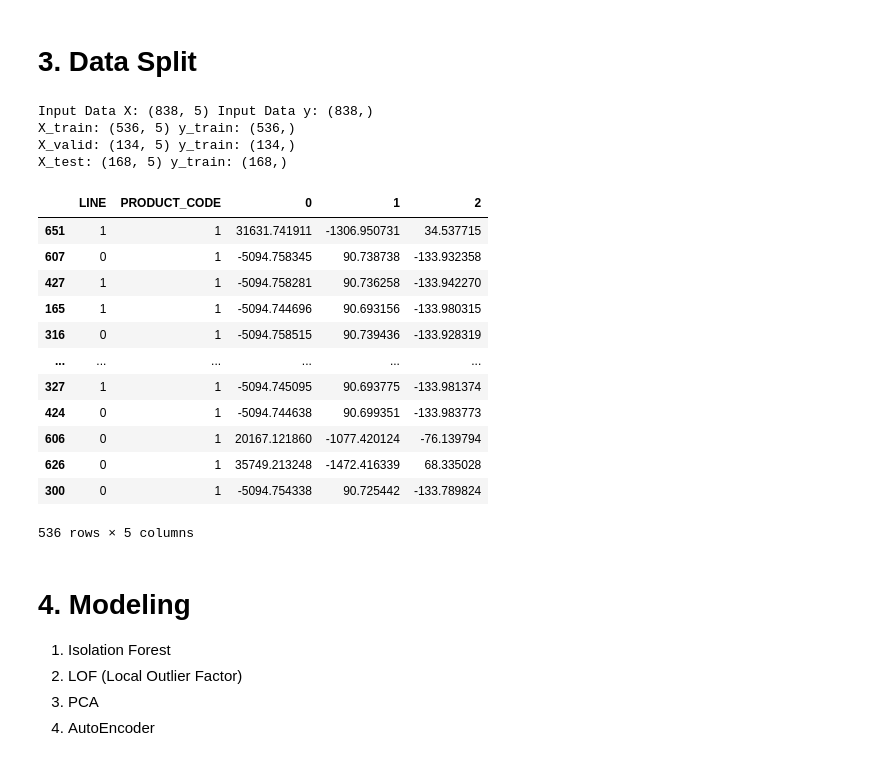
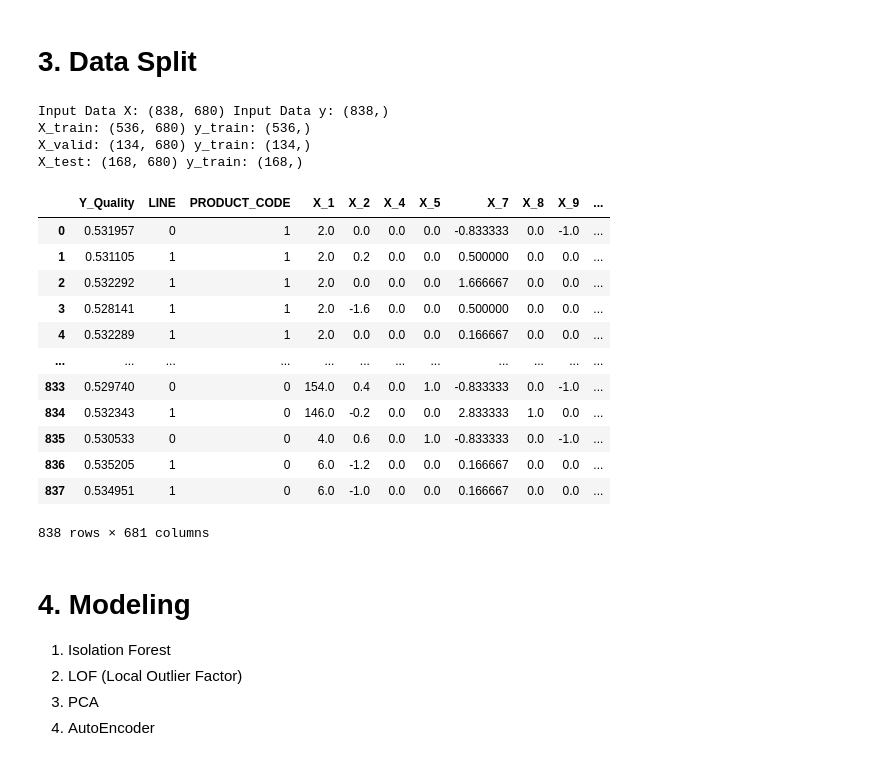
Before and after one commit to LGAimers/AI-PTA, a Jupyter notebook: dolphin/regression_T.ipynb, the cells around one changed output. Saved outputs shown, nothing was run; the diff lists cells and outputs as text; code cells hidden in the pictures.

```diff
--- a/dolphin/regression_T.ipynb
+++ b/dolphin/regression_T.ipynb
@@ -191,16 +191,3 @@ processed_data.head()
 | 3 | 0.528141 | 1 | 1 | 2.0 | -1.6 | 0.0 | 0.0 | 0.500000 | 0.0 | 0.0 | ... |
 | 4 | 0.532289 | 1 | 1 | 2.0 | 0.0 | 0.0 | 0.0 | 0.166667 | 0.0 | 0.0 | ... |
 5 rows × 681 columns
-# %%
-# 5. 차원 축소
-from sklearn.decomposition import PCA
-
-nonX_data = processed_data.iloc[:, :3]
-X_data = processed_data.iloc[:, 3:]
-
-pca = PCA(n_components=3)
-pca_data = pca.fit_transform(X_data)
-pca_df = pd.DataFrame(pca_data) # , columns=['X1', 'X2', 'X3']
-
-processed_data = pd.concat([nonX_data, pca_df], axis=1)
-processed_data
@@ -249,26 +250,26 @@ print('X_train:', train_X.shape, 'y_train:', train_y.shape)
 print('X_valid:', valid_X.shape, 'y_train:', valid_y.shape)
 print('X_test:', test_X.shape, 'y_train:', test_y.shape)
 # %% [output]
-Input Data X: (838, 5) Input Data y: (838,)
-X_train: (536, 5) y_train: (536,)
-X_valid: (134, 5) y_train: (134,)
-X_test: (168, 5) y_train: (168,)
+Input Data X: (838, 680) Input Data y: (838,)
+X_train: (536, 680) y_train: (536,)
+X_valid: (134, 680) y_train: (134,)
+X_test: (168, 680) y_train: (168,)
 # %%
-train_X
+input_data
 # %% [output]
-|  | LINE | PRODUCT_CODE | 0 | 1 | 2 |
-| 651 | 1 | 1 | 31631.741911 | -1306.950731 | 34.537715 |
-| 607 | 0 | 1 | -5094.758345 | 90.738738 | -133.932358 |
-| 427 | 1 | 1 | -5094.758281 | 90.736258 | -133.942270 |
-| 165 | 1 | 1 | -5094.744696 | 90.693156 | -133.980315 |
-| 316 | 0 | 1 | -5094.758515 | 90.739436 | -133.928319 |
-| ... | ... | ... | ... | ... | ... |
-| 327 | 1 | 1 | -5094.745095 | 90.693775 | -133.981374 |
-| 424 | 0 | 1 | -5094.744638 | 90.699351 | -133.983773 |
-| 606 | 0 | 1 | 20167.121860 | -1077.420124 | -76.139794 |
-| 626 | 0 | 1 | 35749.213248 | -1472.416339 | 68.335028 |
-| 300 | 0 | 1 | -5094.754338 | 90.725442 | -133.789824 |
+|  | Y_Quality | LINE | PRODUCT_CODE | X_1 | X_2 | X_4 | X_5 | X_7 | X_8 | X_9 | ... |
+| 0 | 0.531957 | 0 | 1 | 2.0 | 0.0 | 0.0 | 0.0 | -0.833333 | 0.0 | -1.0 | ... |
+| 1 | 0.531105 | 1 | 1 | 2.0 | 0.2 | 0.0 | 0.0 | 0.500000 | 0.0 | 0.0 | ... |
+| 2 | 0.532292 | 1 | 1 | 2.0 | 0.0 | 0.0 | 0.0 | 1.666667 | 0.0 | 0.0 | ... |
+| 3 | 0.528141 | 1 | 1 | 2.0 | -1.6 | 0.0 | 0.0 | 0.500000 | 0.0 | 0.0 | ... |
+| 4 | 0.532289 | 1 | 1 | 2.0 | 0.0 | 0.0 | 0.0 | 0.166667 | 0.0 | 0.0 | ... |
+| ... | ... | ... | ... | ... | ... | ... | ... | ... | ... | ... | ... |
+| 833 | 0.529740 | 0 | 0 | 154.0 | 0.4 | 0.0 | 1.0 | -0.833333 | 0.0 | -1.0 | ... |
+| 834 | 0.532343 | 1 | 0 | 146.0 | -0.2 | 0.0 | 0.0 | 2.833333 | 1.0 | 0.0 | ... |
+| 835 | 0.530533 | 0 | 0 | 4.0 | 0.6 | 0.0 | 1.0 | -0.833333 | 0.0 | -1.0 | ... |
+| 836 | 0.535205 | 1 | 0 | 6.0 | -1.2 | 0.0 | 0.0 | 0.166667 | 0.0 | 0.0 | ... |
+| 837 | 0.534951 | 1 | 0 | 6.0 | -1.0 | 0.0 | 0.0 | 0.166667 | 0.0 | 0.0 | ... |
-536 rows × 5 columns
+838 rows × 681 columns
 # %% [markdown]
 # 4. Modeling
 
```
Also changed, not shown: parts of 12 cells of this notebook, 4 other files.
